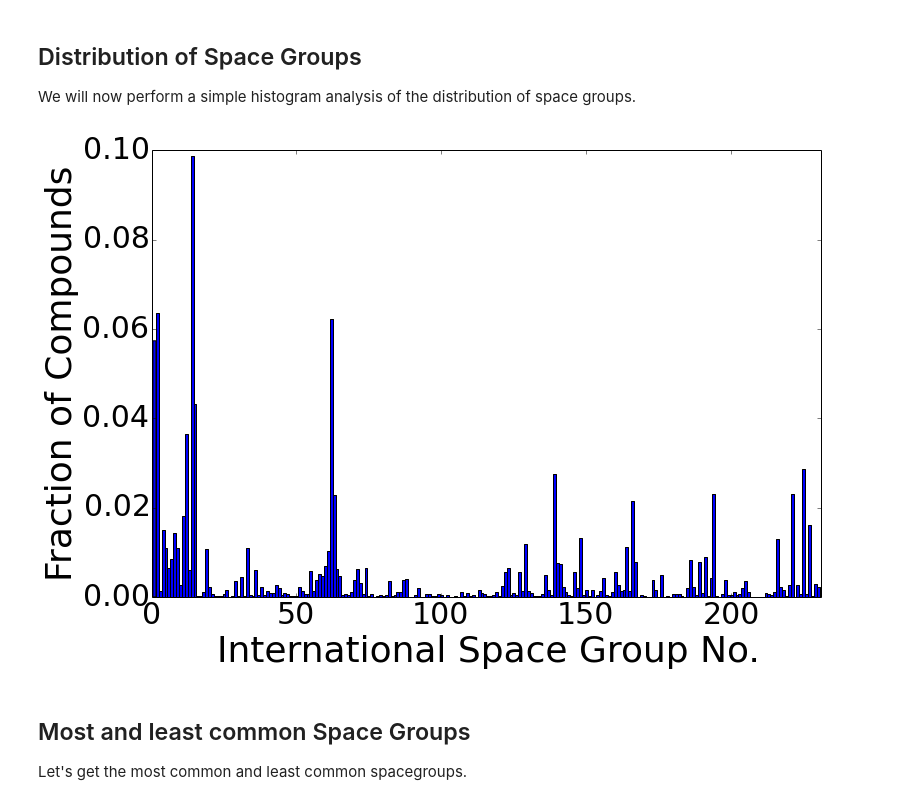
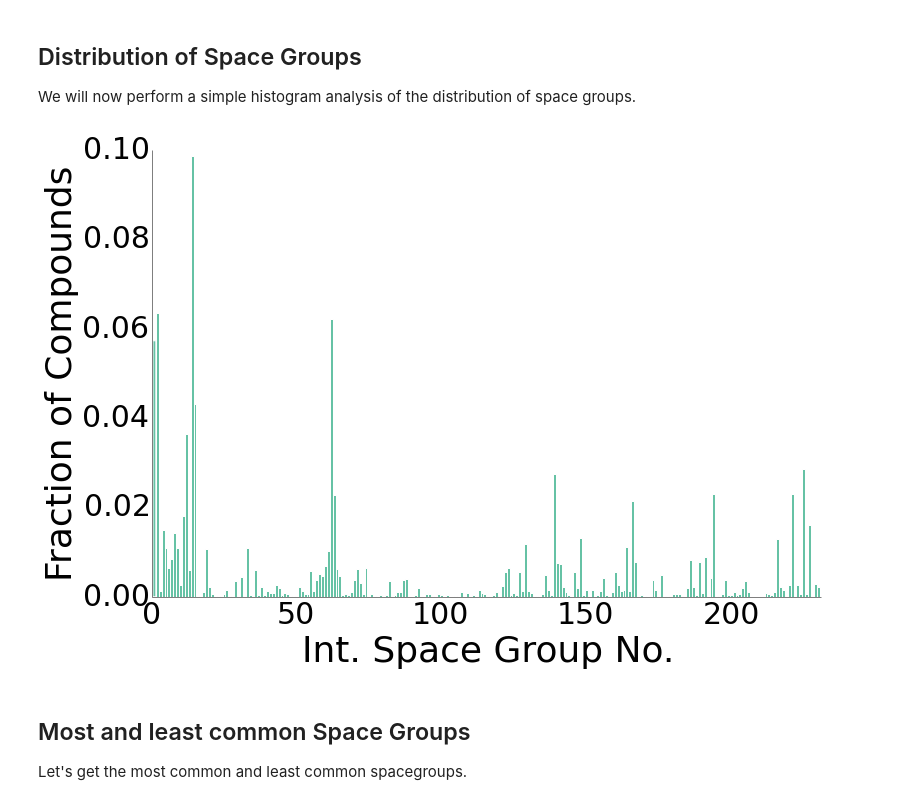
Before and after one commit to materialsvirtuallab/nano106, a Jupyter notebook: lectures/lecture_5_the_230_space_groups/Datamining the Materials Project for Space Group statistics.ipynb, the cells around one changed output. Saved outputs shown, nothing was run; the diff lists cells and outputs as text; code cells hidden in the pictures.

Commit message:
Use prettyplotlib to improve plot look.

```diff
--- a/lectures/lecture_5_the_230_space_groups/Datamining the Materials Project for Space Group statistics.ipynb
+++ b/lectures/lecture_5_the_230_space_groups/Datamining the Materials Project for Space Group statistics.ipynb
@@ -19,14 +21,13 @@ data = m.mpquery({}, ["pretty_formula", "spacegroup.number"])
 We will now perform a simple histogram analysis of the distribution of space groups.
 # %%
 sgnums = [d["spacegroup.number"] for d in data]
-plt = get_publication_quality_plot(12, 8)
-n, bins, patches = plt.hist(sgnums, bins=np.arange(0.5, 231.5, 1), normed=True)
+ppl.hist(np.array(sgnums), bins=np.arange(0.5, 231.5, 1), normed=True)
 plt.xlim([0, 231])
-plt.xlabel("International Space Group No.")
-plt.ylabel("Fraction of Compounds")
-plt.show()
+plt = get_publication_quality_plot(12, 8, plt)
+l = plt.xlabel("Int. Space Group No.")
+l = plt.ylabel("Fraction of Compounds")
 # %% [output]
-[figure, old version]
+[figure, new version]
 # %% [markdown]
 ## Most and least common Space Groups
 
```
Also changed, not shown: parts of 2 cells of this notebook.
